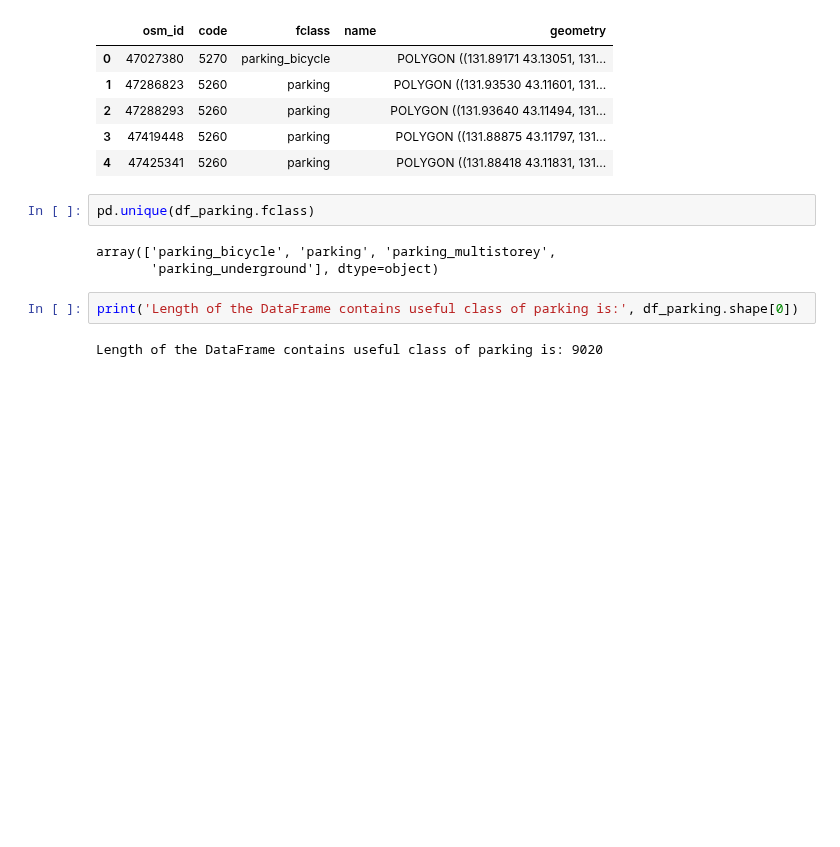
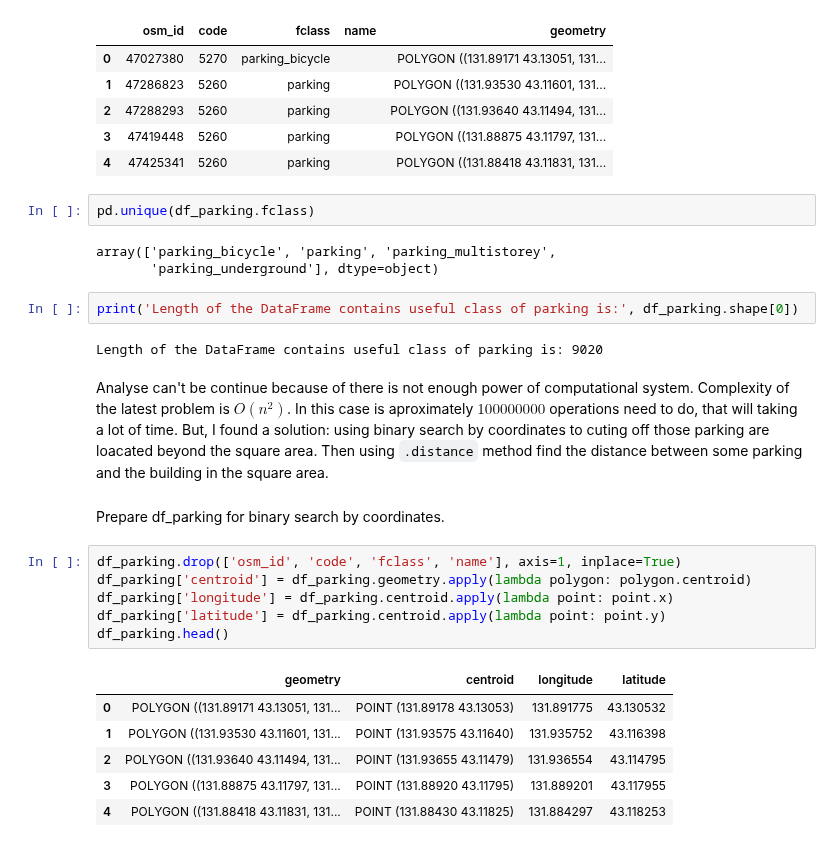
Before and after one commit to Tungsteniac/Tungsteniac, a Jupyter notebook: Relevant Places for Cinnabon Bakehouse.ipynb, the cells around one changed output. Saved outputs shown, nothing was run; the diff lists cells and outputs as text; blank space fills up the shorter version.

```diff
--- a/Relevant Places for Cinnabon Bakehouse.ipynb
+++ b/Relevant Places for Cinnabon Bakehouse.ipynb
@@ -485,3 +497,20 @@ array(['parking_bicycle', 'parking', 'parking_multistorey',
 print('Length of the DataFrame contains useful class of parking is:', df_parking.shape[0])
 # %% [output]
 Length of the DataFrame contains useful class of parking is: 9020
+# %% [markdown]
+Analyse can't be continue because of there is not enough power of computational system. Complexity of the latest problem is $ O(n^2) $. In this case is aproximately $ 100000000 $ operations need to do, that will taking a lot of time. But, I found a solution: using binary search by coordinates to cuting off those parking are loacated beyond the square area. Then using <code>.distance</code> method find the distance between some parking and the building in the square area.
+# %% [markdown]
+Prepare df_parking for binary search by coordinates.
+# %%
+df_parking.drop(['osm_id', 'code', 'fclass', 'name'], axis=1, inplace=True)
+df_parking['centroid'] = df_parking.geometry.apply(lambda polygon: polygon.centroid)
+df_parking['longitude'] = df_parking.centroid.apply(lambda point: point.x)
+df_parking['latitude'] = df_parking.centroid.apply(lambda point: point.y)
+df_parking.head()
+# %% [output]
+|  | geometry | centroid | longitude | latitude |
+| 0 | POLYGON ((131.89171 43.13051, 131... | POINT (131.89178 43.13053) | 131.891775 | 43.130532 |
+| 1 | POLYGON ((131.93530 43.11601, 131... | POINT (131.93575 43.11640) | 131.935752 | 43.116398 |
+| 2 | POLYGON ((131.93640 43.11494, 131... | POINT (131.93655 43.11479) | 131.936554 | 43.114795 |
+| 3 | POLYGON ((131.88875 43.11797, 131... | POINT (131.88920 43.11795) | 131.889201 | 43.117955 |
+| 4 | POLYGON ((131.88418 43.11831, 131... | POINT (131.88430 43.11825) | 131.884297 | 43.118253 |
```
Also changed, not shown: parts of 24 cells of this notebook.
